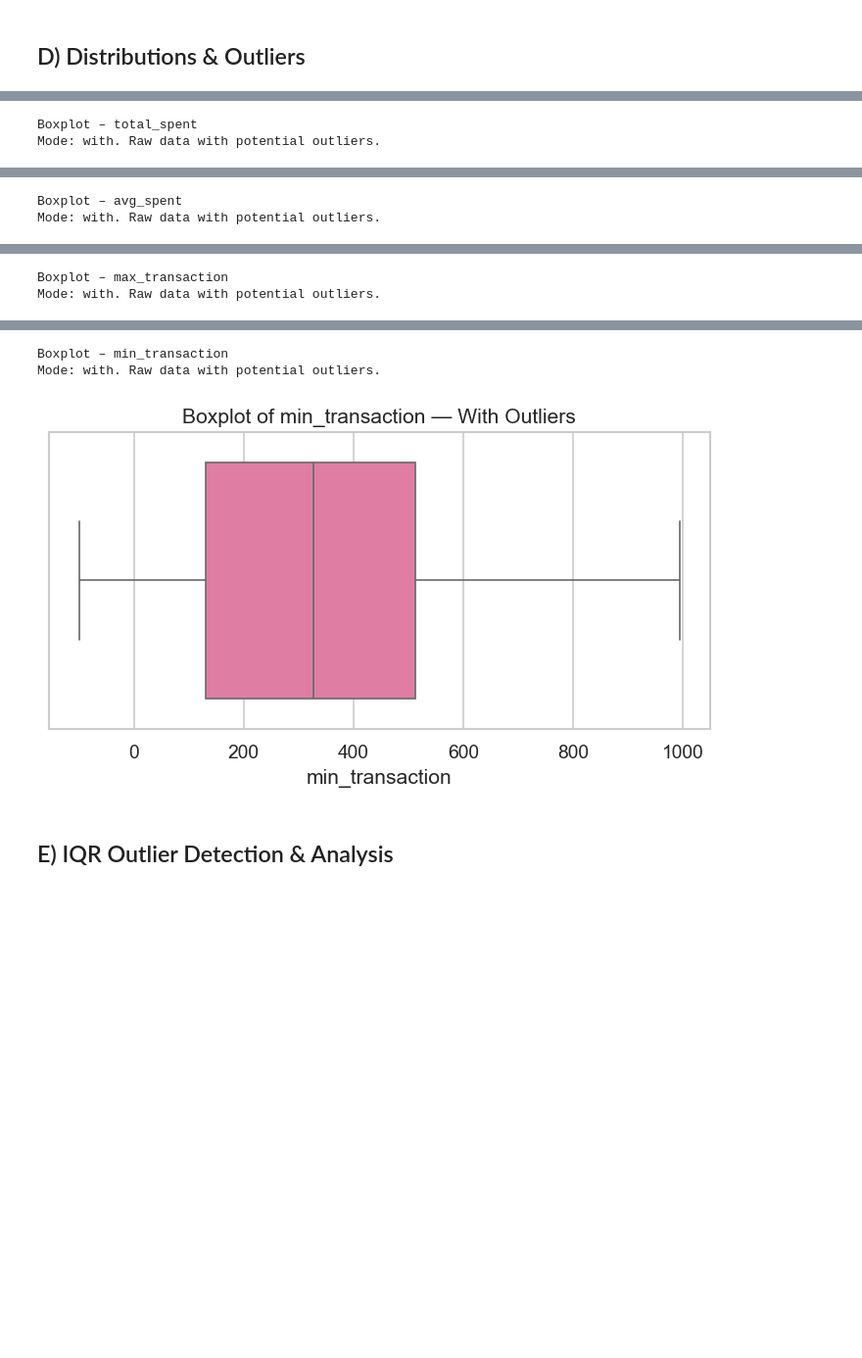
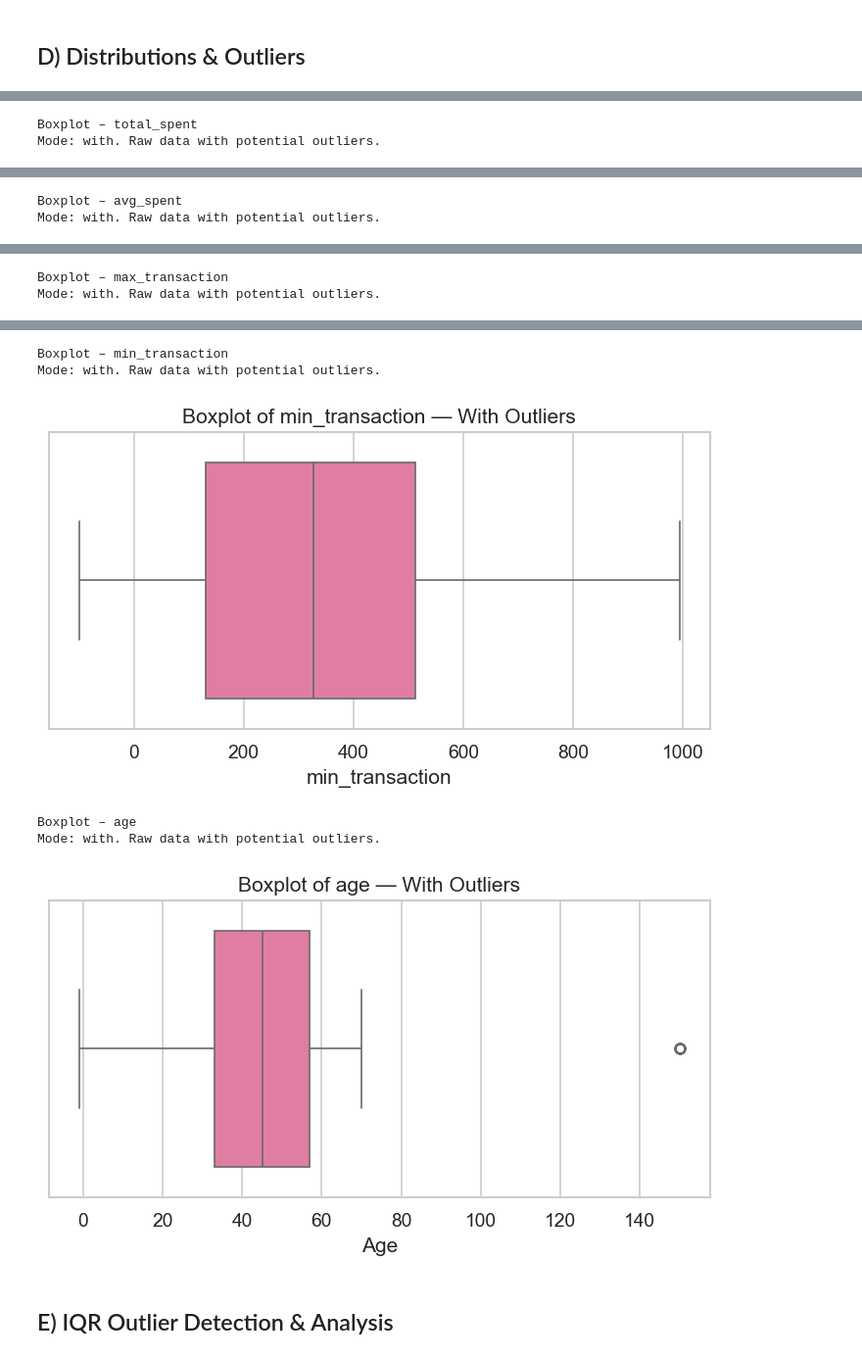
Before and after one commit to ar-aienriquezdev/MO-IT162-S3103-Group-2, a Jupyter notebook: Milestone 2: Data Visualization on Machine Learning Solution Project/FinMarks_Data Visualization.ipynb, the cells around one changed output, grey strips where cells are left out. Shown at 98% size. Cells and saved outputs as stored; diff of their text form; code cells hidden in the pictures; blank space fills up the shorter version.

Commit message:
added code for box plot of age with outliers

```diff
--- a/Milestone 2: Data Visualization on Machine Learning Solution Project/FinMarks_Data Visualization.ipynb
+++ b/Milestone 2: Data Visualization on Machine Learning Solution Project/FinMarks_Data Visualization.ipynb
@@ -507,33 +507,50 @@ if "total_spent" in BASE.columns:
     plt.savefig("eda_outputs/distribution_total_spending_customers.png", dpi=300, bbox_inches="tight")
     plt.show()
 
 # --- Box plots (WITH outliers; single source: BASE) ---
 for col in ["total_spent", "avg_spent", "max_transaction", "min_transaction"]:
     if col in BASE.columns:
         try:
             print_note(f"Boxplot – {col}", ["Mode: with. Raw data with potential outliers."])
         except NameError:
             pass
         plt.figure(figsize=(6, 3.6))
         sns.boxplot(x=BASE[col].dropna(), color=pink_grad[3], showfliers=True)  # show outliers
         plt.title(f"Boxplot of {col} — With Outliers")
         plt.tight_layout()
         plt.savefig(f"eda_outputs/distribution_{col}_customers.png", dpi=300, bbox_inches="tight")
         plt.show()
+
+# --- Box plot for age (WITH outliers) ---
+if "age" in BASE.columns:
+    try:
+        print_note("Boxplot – age", ["Mode: with. Raw data with potential outliers."])
+    except NameError:
+        pass
+    plt.figure(figsize=(6, 3.6))
+    sns.boxplot(x=BASE["age"].dropna(), color=pink_grad[3], showfliers=True)
+    plt.title("Boxplot of age — With Outliers")
+    plt.xlabel("Age")
+    plt.tight_layout()
+    plt.savefig("eda_outputs/distribution_age_customers.png", dpi=300, bbox_inches="tight")
+    plt.show()
 # %% [output]
 [figure]
 Boxplot – total_spent
 Mode: with. Raw data with potential outliers.
 [figure]
 Boxplot – avg_spent
 Mode: with. Raw data with potential outliers.
 [figure]
 Boxplot – max_transaction
 Mode: with. Raw data with potential outliers.
 [figure]
 Boxplot – min_transaction
 Mode: with. Raw data with potential outliers.
 [figure]
+Boxplot – age
+Mode: with. Raw data with potential outliers.
+[figure, added]
 # %% [markdown]
 ## E) IQR Outlier Detection & Analysis
 # %%
```
Also changed, not shown: 1 other file.
